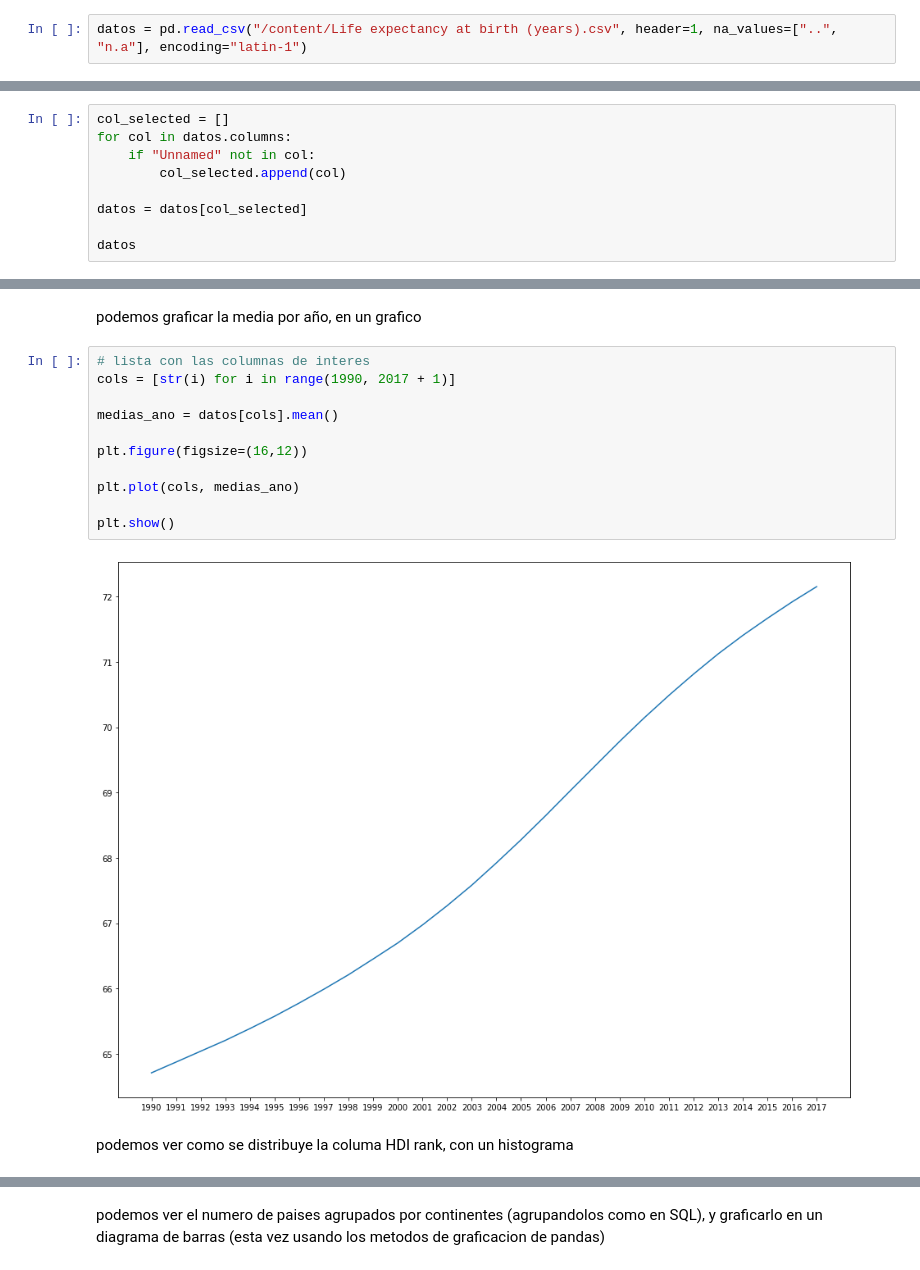
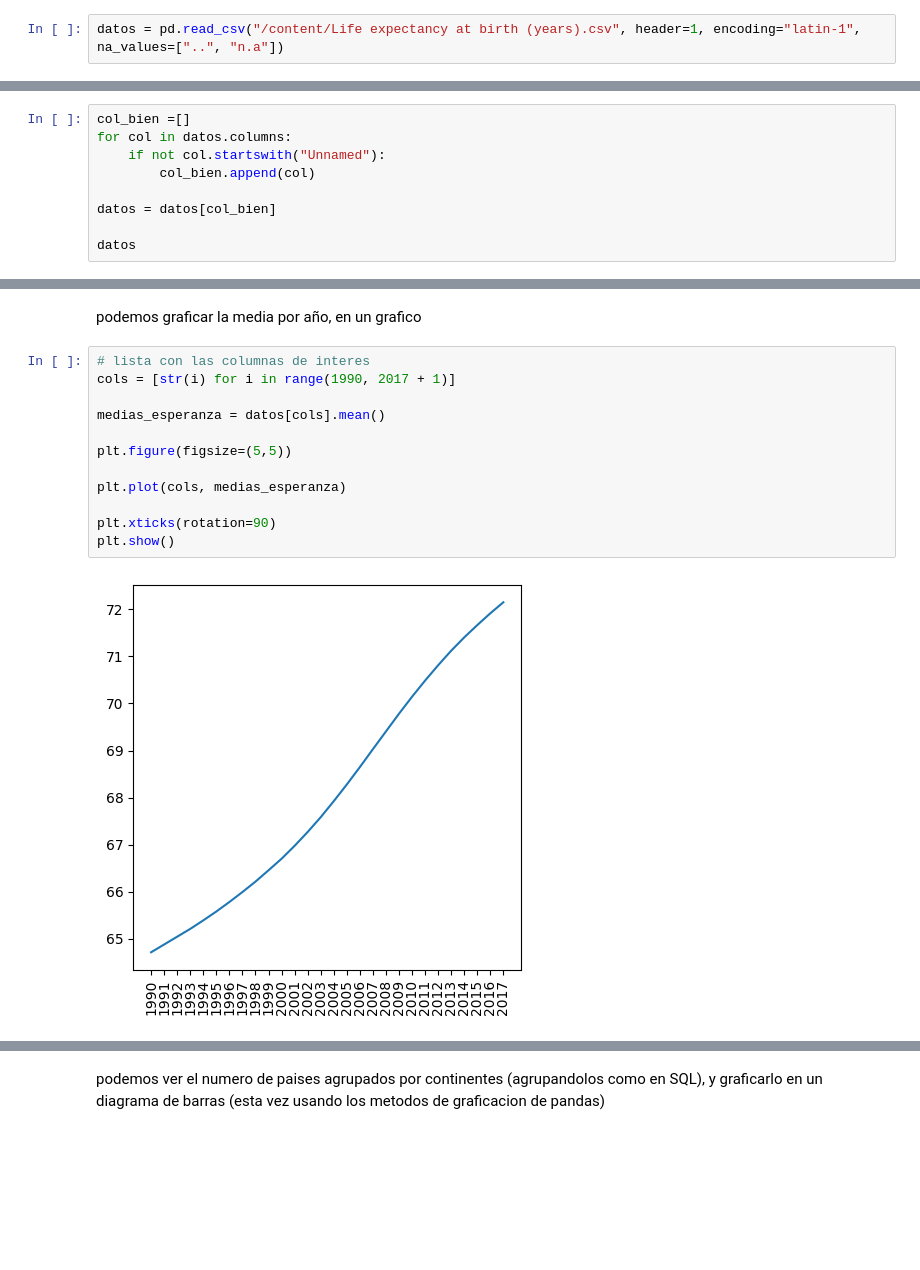
Before and after one commit to JPHITA/Monitoria-IA, a Jupyter notebook: Diapositivas/TALLER 4 - VERIFICACION DE RESTRICCIONES Y MANIPULACION DE DATOS CON PYTHON/taller.ipynb, the cells around one changed output, grey strips where cells are left out. Drawn from its saved outputs; the diff is of its cells as text; blank space fills up the shorter version.

```diff
--- a/Diapositivas/TALLER 4 - VERIFICACION DE RESTRICCIONES Y MANIPULACION DE DATOS CON PYTHON/taller.ipynb
+++ b/Diapositivas/TALLER 4 - VERIFICACION DE RESTRICCIONES Y MANIPULACION DE DATOS CON PYTHON/taller.ipynb
@@ -39,7 +39,7 @@ UnicodeDecodeError: ignored
 # %% [markdown]
 este dataset especifico tiene una codificacion especial, debemos especificarlo al metodo `.read_csv()`, usando el parametro `encoding`
 # %%
-datos = pd.read_csv("/content/Life expectancy at birth (years).csv", header=1, na_values=["..", "n.a"], encoding="latin-1")
+datos = pd.read_csv("/content/Life expectancy at birth (years).csv", header=1, encoding="latin-1", na_values=["..", "n.a"])
 # %% [markdown]
 miramos como se leyeron los datos
 # %%
@@ -63,12 +63,12 @@ datos
 
 primero, hay muchas columnas sin nombre y ademas solo poseen valores que no nos sirven, vamos a quitarlas
 # %%
-col_selected = []
+col_bien =[]
 for col in datos.columns:
-    if "Unnamed" not in col:
-        col_selected.append(col)
+    if not col.startswith("Unnamed"):
+        col_bien.append(col)
 
-datos = datos[col_selected]
+datos = datos[col_bien]
 
 datos
 # %% [output]
@@ -213,15 +193,14 @@ podemos graficar la media por año, en un grafico
 # %%
 # lista con las columnas de interes
 cols = [str(i) for i in range(1990, 2017 + 1)]
 
-medias_ano = datos[cols].mean()
+medias_esperanza = datos[cols].mean()
 
-plt.figure(figsize=(16,12))
+plt.figure(figsize=(5,5))
 
-plt.plot(cols, medias_ano)
+plt.plot(cols, medias_esperanza)
 
+plt.xticks(rotation=90)
 plt.show()
 # %% [output]
-[figure, old version]
+[figure, new version]
-# %% [markdown]
-podemos ver como se distribuye la columa HDI rank, con un histograma
```
Also changed, not shown: parts of 12 cells of this notebook, 28 other files.
